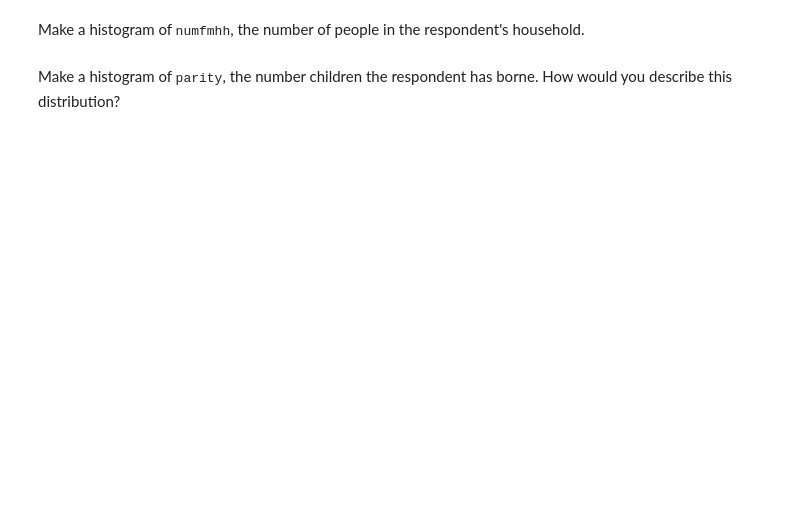
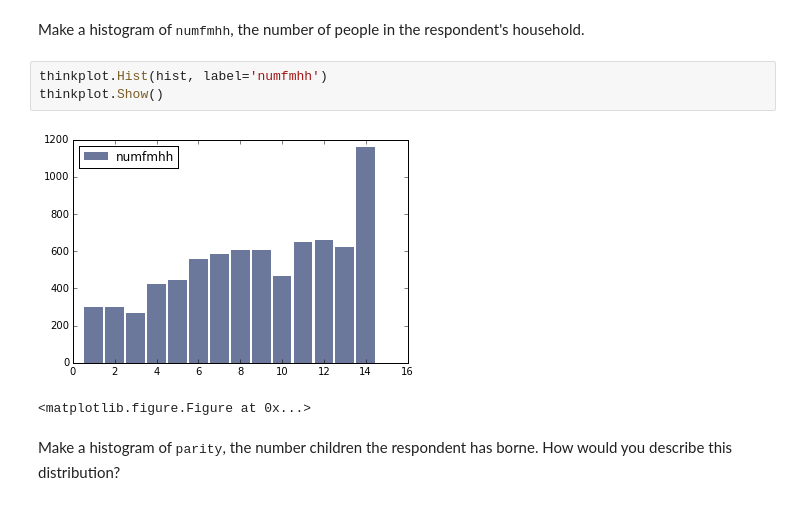
Before and after one commit to hmurraydavis/ThinkStats2, a Jupyter notebook: code/chap02ex.ipynb, the cells around one changed output. Cells and saved outputs as stored; diff of their text form; blank space fills up the shorter version.

```diff
--- a/code/chap02ex.ipynb
+++ b/code/chap02ex.ipynb
@@ -25,4 +38,10 @@ Make a histogram of <tt>ager</tt>, the respondent's age at the time of interview
 # %% [markdown]
 Make a histogram of <tt>numfmhh</tt>, the number of people in the respondent's household.
+# %%
+thinkplot.Hist(hist, label='numfmhh')
+thinkplot.Show()
+# %% [output]
+[figure, added]
+<matplotlib.figure.Figure at 0x...>
 # %% [markdown]
 Make a histogram of <tt>parity</tt>, the number children the respondent has borne.  How would you describe this distribution?
```
Also changed, not shown: parts of 4 cells of this notebook.
